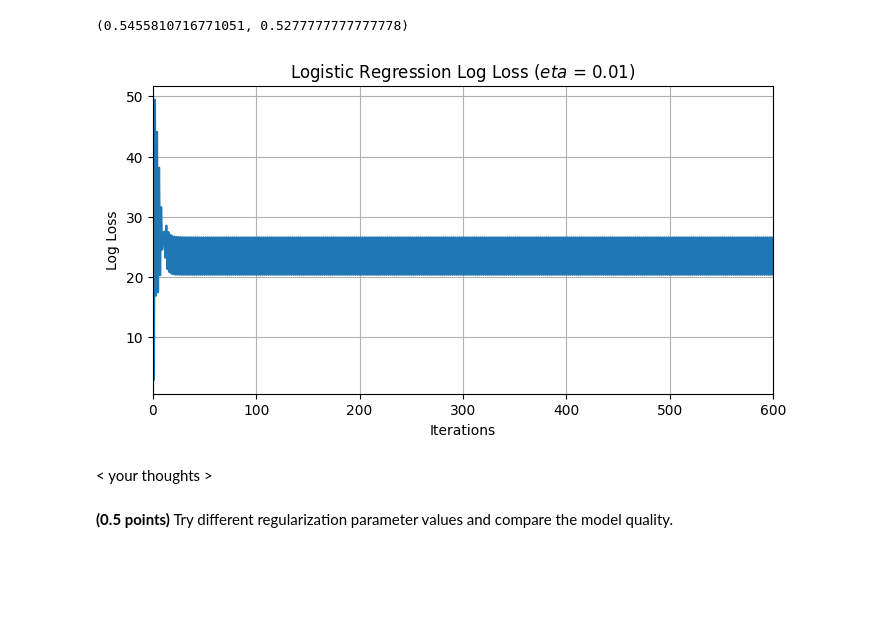
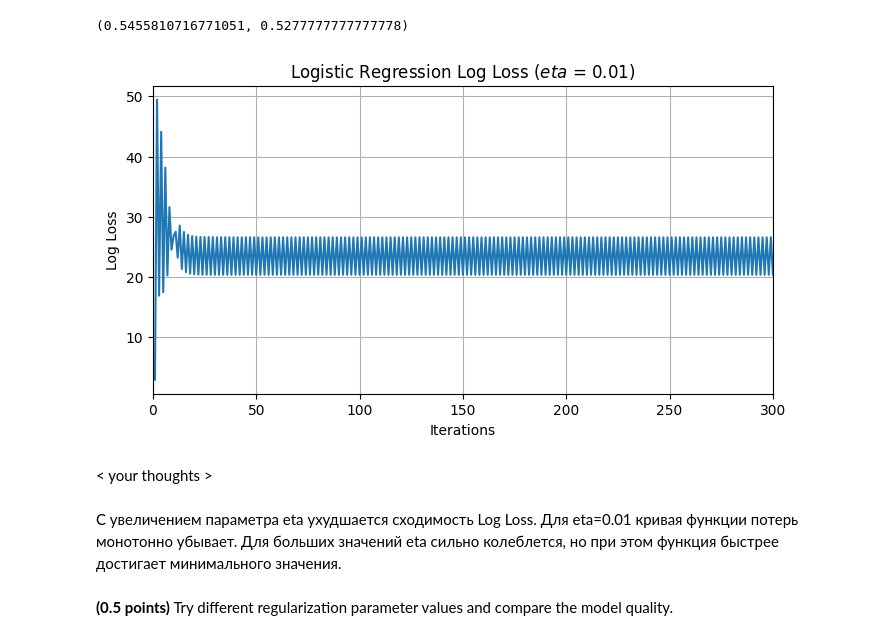
Before and after one commit to kri1mka/ml-intro, a Jupyter notebook: 5_classification_linear_knn/hw_classification.ipynb, the cells around one changed output. Drawn from its saved outputs; the diff is of its cells as text; code cells hidden in the pictures; blank space fills up the shorter version.

```diff
--- a/5_classification_linear_knn/hw_classification.ipynb
+++ b/5_classification_linear_knn/hw_classification.ipynb
@@ -267,17 +267,19 @@ train_accuracy_1, test_accuracy_1
 # %%
 iterations_1 = np.arange(1, len(model_1.loss_array)+1)
 
 plt.figure(figsize=(8,4))
 plt.plot(iterations, model_1.loss_array)
 plt.title('Logistic Regression Log Loss ($eta$ = 0.01)')
 plt.xlabel('Iterations')
 plt.ylabel('Log Loss')
 plt.grid()
-plt.xlim(0,600)
+plt.xlim(0,300)
 plt.show()
 # %% [output]
-[figure, old version]
+[figure, new version]
 # %% [markdown]
 < your thoughts >
+# %% [markdown]
+C увеличением параметра eta ухудшается сходимость Log Loss. Для eta=0.01 кривая функции потерь монотонно убывает. Для больших значений eta сильно колеблется, но при этом функция быстрее достигает минимального значения.
 # %% [markdown]
 **(0.5 points)** Try different regularization parameter values and compare the model quality.
```
Also changed, not shown: parts of 30 cells of this notebook.
